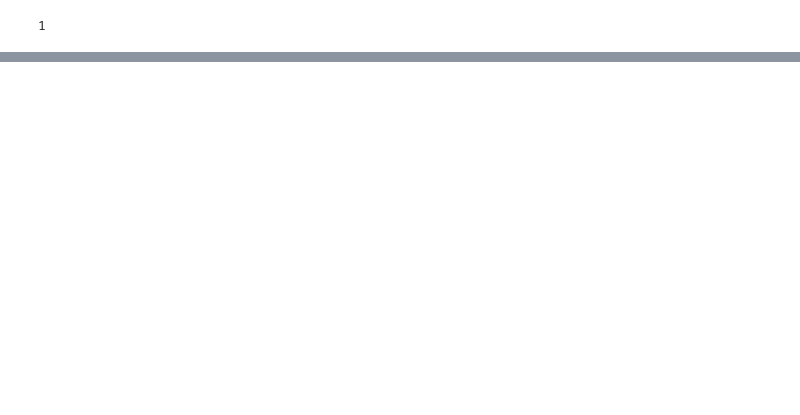
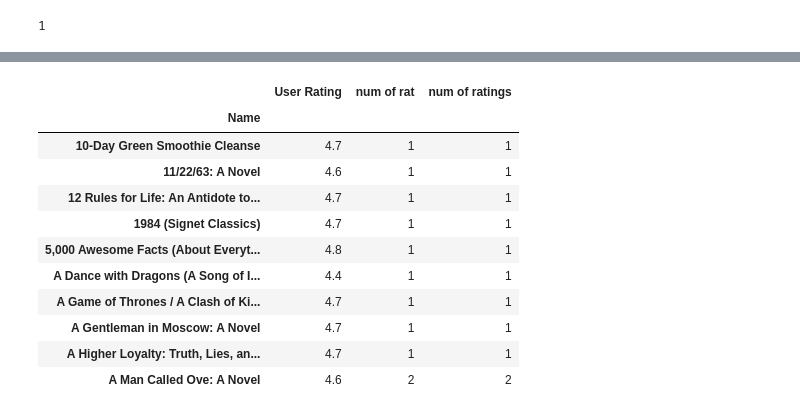
Before and after one commit to MohammadB88/ML_DS_Projects, a Jupyter notebook: kaggle/Amazon_Book_Rating/Amz_book_rating.ipynb, the cells around one changed output, grey strips where cells are left out. Saved outputs shown, nothing was run; the diff lists cells and outputs as text; code cells hidden in the pictures; blank space fills up the shorter version.

```diff
--- a/kaggle/Amazon_Book_Rating/Amz_book_rating.ipynb
+++ b/kaggle/Amazon_Book_Rating/Amz_book_rating.ipynb
@@ -28,0 +112,16 @@ len(df[df['User Rating'] < 3.5])
+# %%
+ratings['num of ratings'] = pd.DataFrame(df.groupby('Name')['User Rating'].count())
+ratings.head(10)
+# %% [output]
+|  | User Rating | num of rat | num of ratings |
+| Name |  |  |  |
+| 10-Day Green Smoothie Cleanse | 4.7 | 1 | 1 |
+| 11/22/63: A Novel | 4.6 | 1 | 1 |
+| 12 Rules for Life: An Antidote to... | 4.7 | 1 | 1 |
+| 1984 (Signet Classics) | 4.7 | 1 | 1 |
+| 5,000 Awesome Facts (About Everyt... | 4.8 | 1 | 1 |
+| A Dance with Dragons (A Song of I... | 4.4 | 1 | 1 |
+| A Game of Thrones / A Clash of Ki... | 4.7 | 1 | 1 |
+| A Gentleman in Moscow: A Novel | 4.7 | 1 | 1 |
+| A Higher Loyalty: Truth, Lies, an... | 4.7 | 1 | 1 |
+| A Man Called Ove: A Novel | 4.6 | 2 | 2 |
```
Also changed, not shown: parts of 15 cells of this notebook, 1 other file.
